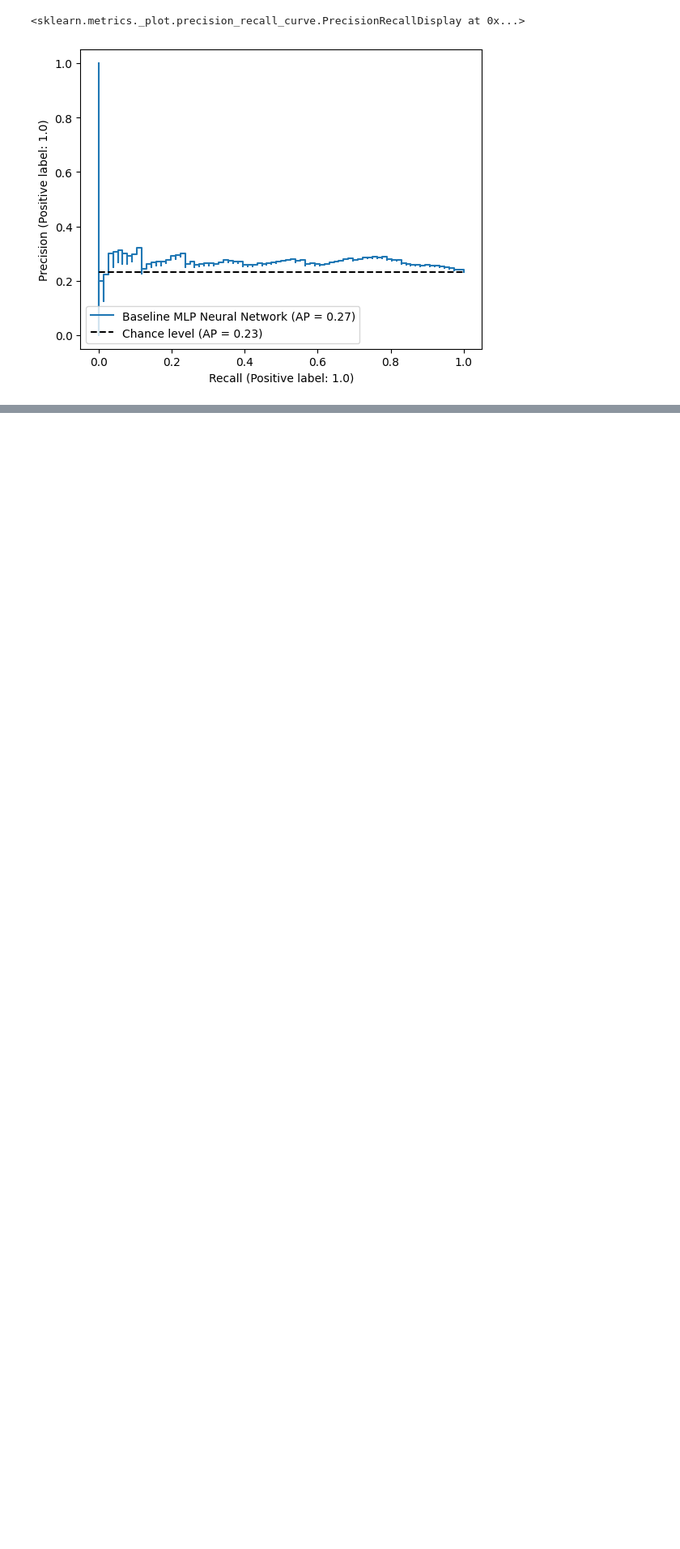
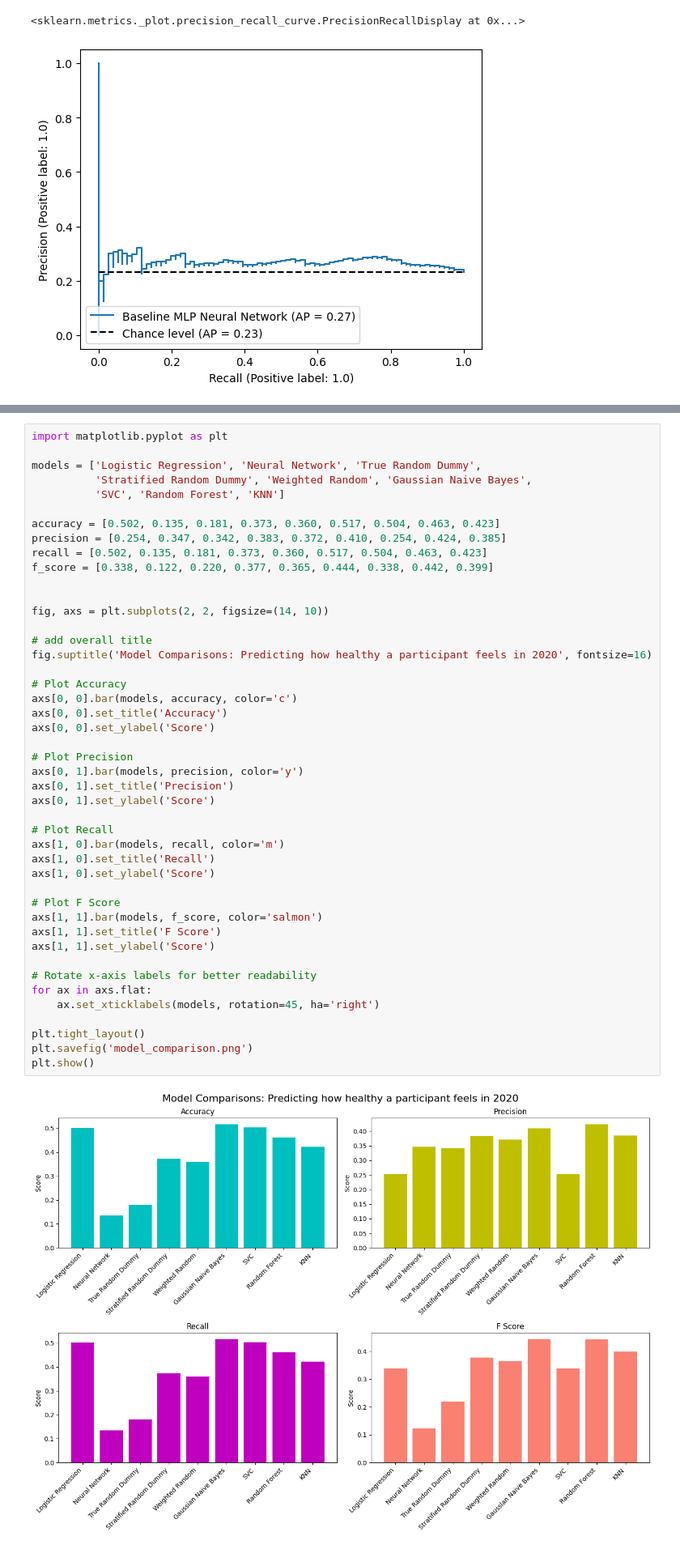
Before and after one commit to jamie-chiu/limits_555a2, a Jupyter notebook: final_assignment.ipynb, the cells around one changed output, grey strips where cells are left out. Shown: that part at 81% size. Cells and saved outputs as stored; diff of their text form; blank space fills up the shorter version.

Commit message:
updating with health prediction data

```diff
--- a/final_assignment.ipynb
+++ b/final_assignment.ipynb
@@ -381,3 +381,50 @@ plt.savefig('model_comparison_ranked.png')
 plt.show()
 # %% [output]
 [figure]
+# %%
+import matplotlib.pyplot as plt
+
+models = ['Logistic Regression', 'Neural Network', 'True Random Dummy',
+          'Stratified Random Dummy', 'Weighted Random', 'Gaussian Naive Bayes',
+          'SVC', 'Random Forest', 'KNN']
+
+accuracy = [0.502, 0.135, 0.181, 0.373, 0.360, 0.517, 0.504, 0.463, 0.423]
+precision = [0.254, 0.347, 0.342, 0.383, 0.372, 0.410, 0.254, 0.424, 0.385]
+recall = [0.502, 0.135, 0.181, 0.373, 0.360, 0.517, 0.504, 0.463, 0.423]
+f_score = [0.338, 0.122, 0.220, 0.377, 0.365, 0.444, 0.338, 0.442, 0.399]
+
+
+fig, axs = plt.subplots(2, 2, figsize=(14, 10))
+
+# add overall title
+fig.suptitle('Model Comparisons: Predicting how healthy a participant feels in 2020', fontsize=16)
+
+# Plot Accuracy
+axs[0, 0].bar(models, accuracy, color='c')
+axs[0, 0].set_title('Accuracy')
+axs[0, 0].set_ylabel('Score')
+
+# Plot Precision
+axs[0, 1].bar(models, precision, color='y')
+axs[0, 1].set_title('Precision')
+axs[0, 1].set_ylabel('Score')
+
+# Plot Recall
+axs[1, 0].bar(models, recall, color='m')
+axs[1, 0].set_title('Recall')
+axs[1, 0].set_ylabel('Score')
+
+# Plot F Score
+axs[1, 1].bar(models, f_score, color='salmon')
+axs[1, 1].set_title('F Score')
+axs[1, 1].set_ylabel('Score')
+
+# Rotate x-axis labels for better readability
+for ax in axs.flat:
+    ax.set_xticklabels(models, rotation=45, ha='right')
+
+plt.tight_layout()
+plt.savefig('model_comparison.png')
+plt.show()
+# %% [output]
+[figure, added]
```
Also changed, not shown: parts of 1 cell of this notebook.
